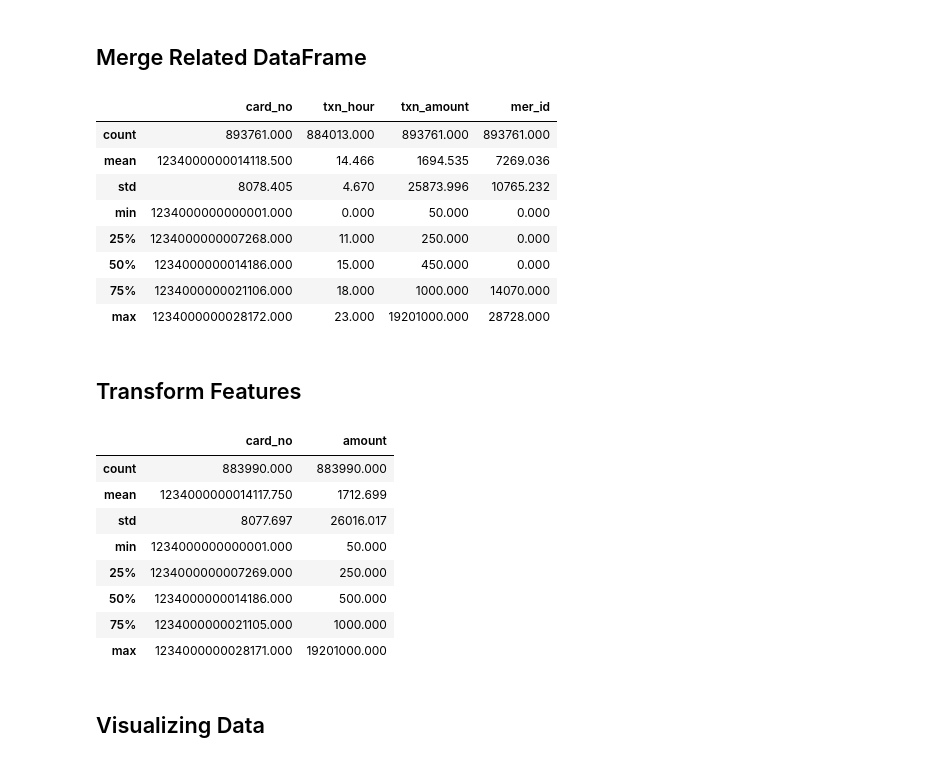
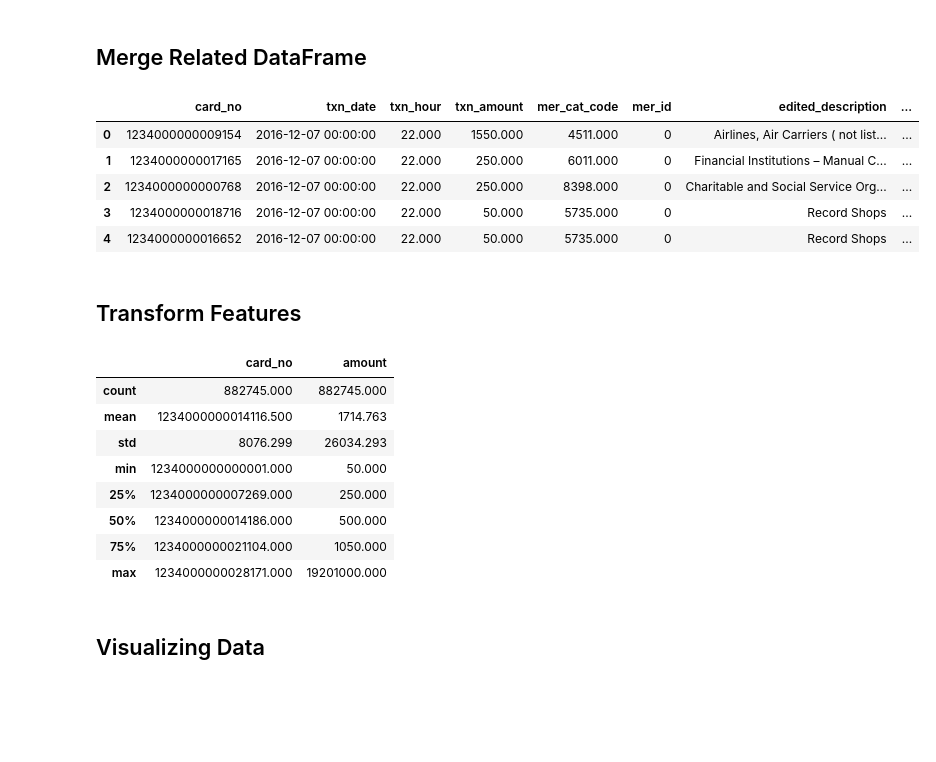
Before and after one commit to chawasit/Techjam-Data-Track-by-KBTG, a Jupyter notebook: 5/GenderPrediction-Ik.ipynb, the cells around one changed output. Cells and saved outputs as stored; diff of their text form; code cells hidden in the pictures; blank space fills up the shorter version.

```diff
--- a/5/GenderPrediction-Ik.ipynb
+++ b/5/GenderPrediction-Ik.ipynb
@@ -45,26 +45,23 @@ data_train.describe()
 # %%
 transactions_with_mcc = transactions.join(mcc_codes.set_index('mcc'), on = 'mer_cat_code')
 
-transactions_with_mcc.describe()
+transactions_with_mcc.head()
 # %% [output]
-|  | card_no | txn_hour | txn_amount | mer_id |
-| count | 893761.000 | 884013.000 | 893761.000 | 893761.000 |
-| mean | 1234000000014118.500 | 14.466 | 1694.535 | 7269.036 |
-| std | 8078.405 | 4.670 | 25873.996 | 10765.232 |
-| min | 1234000000000001.000 | 0.000 | 50.000 | 0.000 |
-| 25% | 1234000000007268.000 | 11.000 | 250.000 | 0.000 |
-| 50% | 1234000000014186.000 | 15.000 | 450.000 | 0.000 |
-| 75% | 1234000000021106.000 | 18.000 | 1000.000 | 14070.000 |
-| max | 1234000000028172.000 | 23.000 | 19201000.000 | 28728.000 |
+|  | card_no | txn_date | txn_hour | txn_amount | mer_cat_code | mer_id | edited_description | ... |
+| 0 | 1234000000009154 | 2016-12-07 00:00:00 | 22.000 | 1550.000 | 4511.000 | 0 | Airlines, Air Carriers ( not list... | ... |
+| 1 | 1234000000017165 | 2016-12-07 00:00:00 | 22.000 | 250.000 | 6011.000 | 0 | Financial Institutions – Manual C... | ... |
+| 2 | 1234000000000768 | 2016-12-07 00:00:00 | 22.000 | 250.000 | 8398.000 | 0 | Charitable and Social Service Org... | ... |
+| 3 | 1234000000018716 | 2016-12-07 00:00:00 | 22.000 | 50.000 | 5735.000 | 0 | Record Shops | ... |
+| 4 | 1234000000016652 | 2016-12-07 00:00:00 | 22.000 | 50.000 | 5735.000 | 0 | Record Shops | ... |
 # %% [markdown]
 ## Transform Features
 # %%
 def cleanup_columns(df):
     drop_columns = ['mer_cat_code'
                     , 'mer_id'
+                    , 'edited_description'
                     , 'combined_description'
                     , 'usda_description'
-                    , 'irs_description'
                     , 'irs_reportable']
 
     return df.drop(drop_columns, axis = 1).dropna()
@@ -121,13 +118,13 @@ clean_transactions = transform_features(transactions_with_mcc)
 clean_transactions.describe()
 # %% [output]
 |  | card_no | amount |
-| count | 883990.000 | 883990.000 |
-| mean | 1234000000014117.750 | 1712.699 |
-| std | 8077.697 | 26016.017 |
+| count | 882745.000 | 882745.000 |
+| mean | 1234000000014116.500 | 1714.763 |
+| std | 8076.299 | 26034.293 |
 | min | 1234000000000001.000 | 50.000 |
 | 25% | 1234000000007269.000 | 250.000 |
 | 50% | 1234000000014186.000 | 500.000 |
-| 75% | 1234000000021105.000 | 1000.000 |
+| 75% | 1234000000021104.000 | 1050.000 |
 | max | 1234000000028171.000 | 19201000.000 |
 # %% [markdown]
 ## Visualizing Data
```
Also changed, not shown: parts of 10 cells of this notebook, 4 other files.
